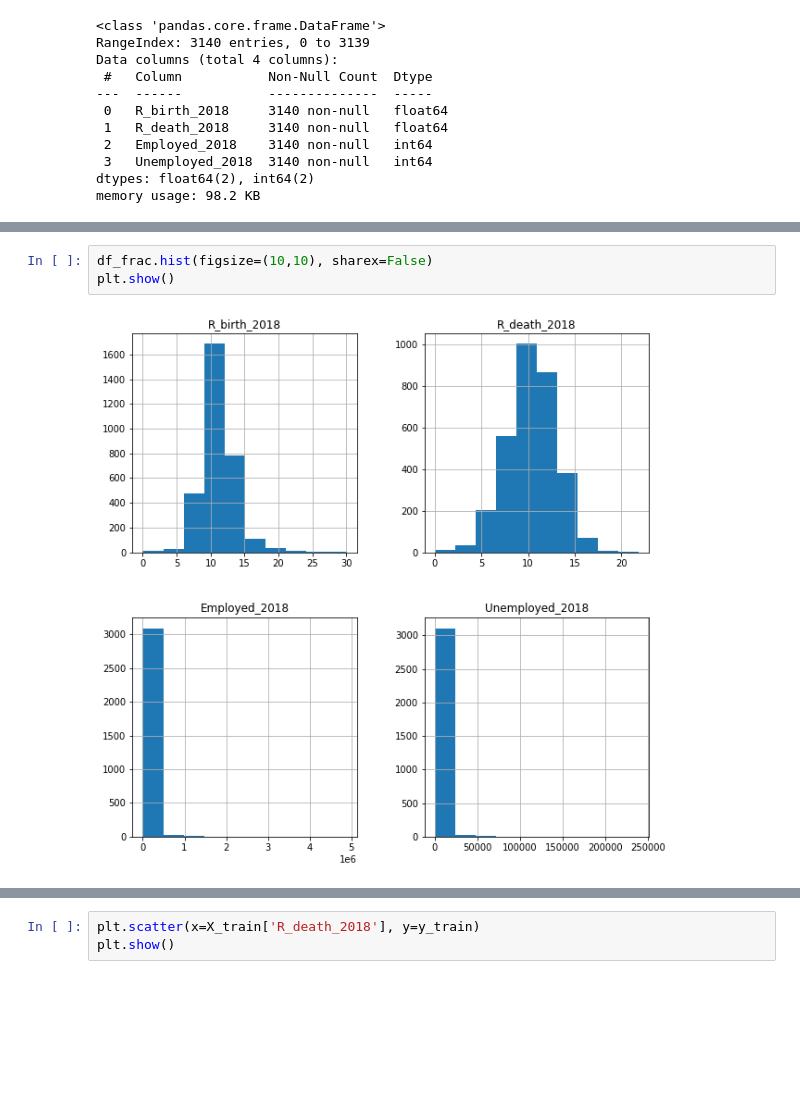
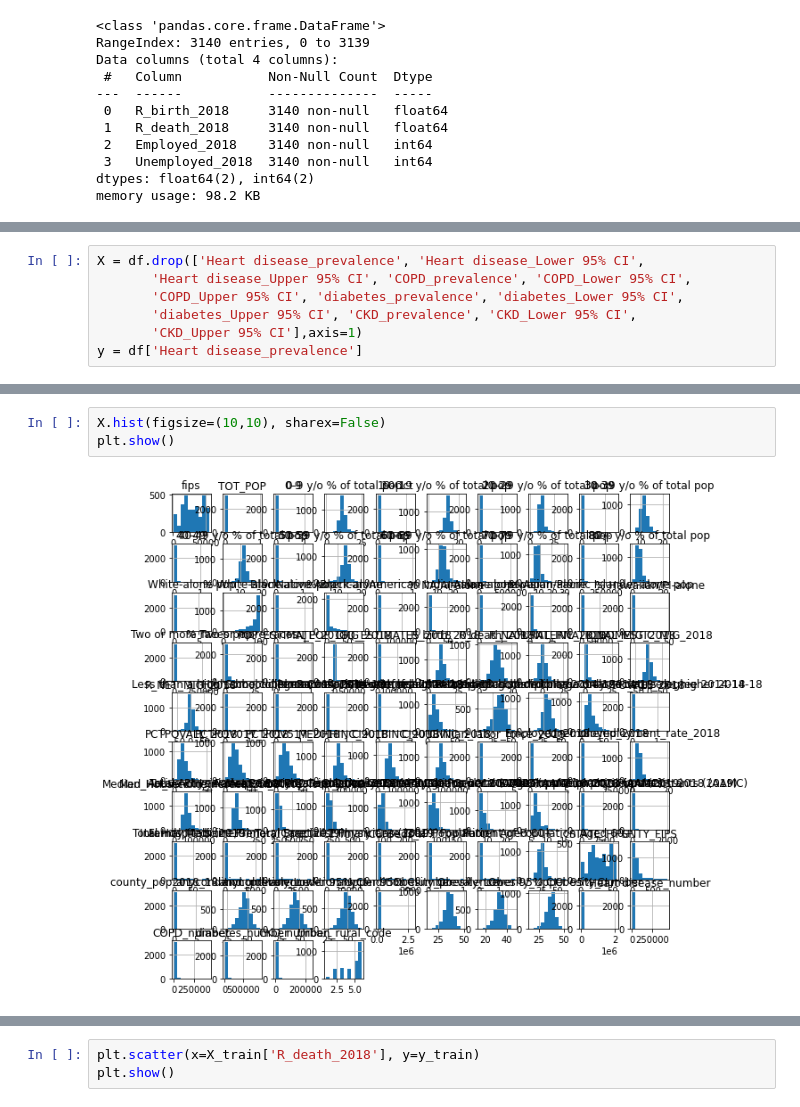
Before and after one commit to mronqui/regularized-linear-regression-project, a Jupyter notebook: src/explore.ipynb, the cells around one changed output, grey strips where cells are left out. Cells and saved outputs as stored; diff of their text form; blank space fills up the shorter version.

```diff
--- a/src/explore.ipynb
+++ b/src/explore.ipynb
@@ -66 +136,8 @@ df_frac=df[['R_birth_2018','R_death_2018','Employed_2018','Unemployed_2018']]
+# %%
+X = df.drop(['Heart disease_prevalence', 'Heart disease_Lower 95% CI',
+       'Heart disease_Upper 95% CI', 'COPD_prevalence', 'COPD_Lower 95% CI',
+       'COPD_Upper 95% CI', 'diabetes_prevalence', 'diabetes_Lower 95% CI',
+       'diabetes_Upper 95% CI', 'CKD_prevalence', 'CKD_Lower 95% CI',
+       'CKD_Upper 95% CI'],axis=1)
+y = df['Heart disease_prevalence']
 # %%
@@ -78,5 +155,5 @@ round(df_frac.describe())
 # %%
-df_frac.hist(figsize=(10,10), sharex=False)
+X.hist(figsize=(10,10), sharex=False)
 plt.show()
 # %% [output]
-[figure, old version]
+[figure, new version]
```
Also changed, not shown: parts of 20 cells of this notebook, 1 other file.
